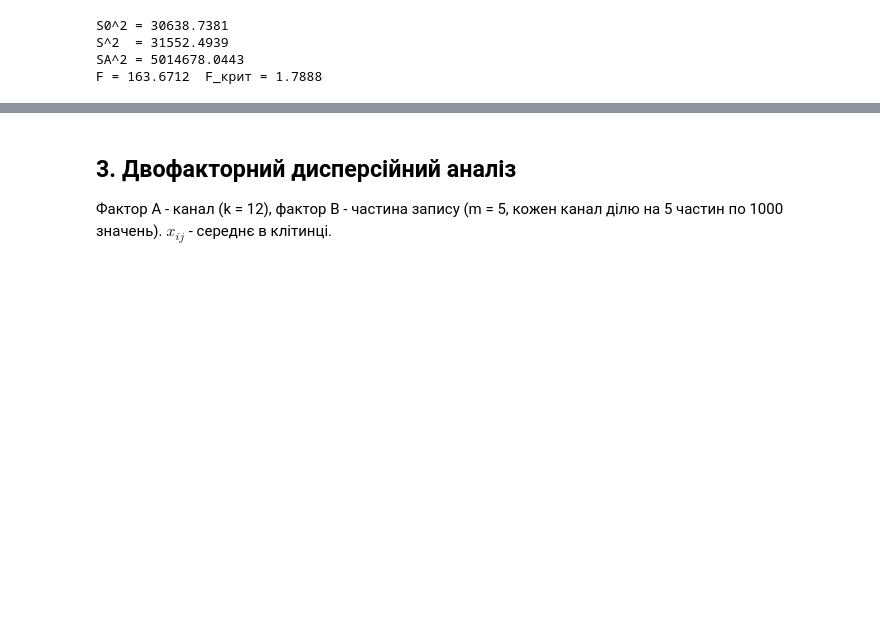
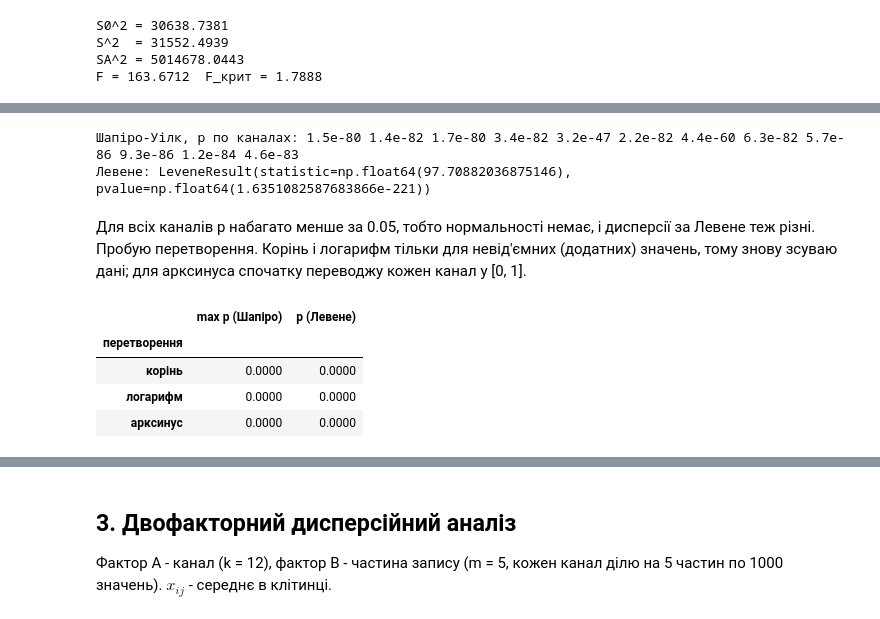
Before and after one commit to ilyayath/labs_iod, a Jupyter notebook: lab1/lab1.ipynb, the cells around one changed output, grey strips where cells are left out. Saved outputs shown, nothing was run; the diff lists cells and outputs as text; code cells hidden in the pictures; blank space fills up the shorter version.

```diff
--- a/lab1/lab1.ipynb
+++ b/lab1/lab1.ipynb
@@ -343,0 +353,27 @@ F = 163.67 > F_крит = 1.79, отже номер каналу значуще
+# %%
+shapiro_p = [stats.shapiro(x).pvalue for x in X]
+print('Шапіро-Уілк, p по каналах:', ' '.join(f'{p:.1e}' for p in shapiro_p))
+print('Левене:', stats.levene(*X))
+# %% [output]
+Шапіро-Уілк, p по каналах: 1.5e-80 1.4e-82 1.7e-80 3.4e-82 3.2e-47 2.2e-82 4.4e-60 6.3e-82 5.7e-86 9.3e-86 1.2e-84 4.6e-83
+Левене: LeveneResult(statistic=np.float64(97.70882036875146), pvalue=np.float64(1.6351082587683866e-221))
+# %% [markdown]
+Для всіх каналів p набагато менше за 0.05, тобто нормальності немає, і дисперсії за Левене теж різні. Пробую перетворення.
+Корінь і логарифм тільки для невід'ємних (додатних) значень, тому знову зсуваю дані; для арксинуса спочатку переводжу кожен канал у [0, 1].
+# %%
+transforms = {
+    'корінь': lambda x: np.sqrt(x - x.min()),
+    'логарифм': lambda x: np.log(x - x.min() + 1),
+    'арксинус': lambda x: np.arcsin(np.sqrt((x - x.min()) / (x.max() - x.min()))),
+}
+rows = []
+for name, f in transforms.items():
+    Y = [f(x) for x in X]
+    rows.append([name, max(stats.shapiro(y).pvalue for y in Y), stats.levene(*Y).pvalue])
+pd.DataFrame(rows, columns=['перетворення', 'max p (Шапіро)', 'p (Левене)']).set_index('перетворення')
+# %% [output]
+|  | max p (Шапіро) | p (Левене) |
+| перетворення |  |  |
+| корінь | 0.0000 | 0.0000 |
+| логарифм | 0.0000 | 0.0000 |
+| арксинус | 0.0000 | 0.0000 |
```
Also changed, not shown: parts of 11 cells of this notebook, 1 other file.
